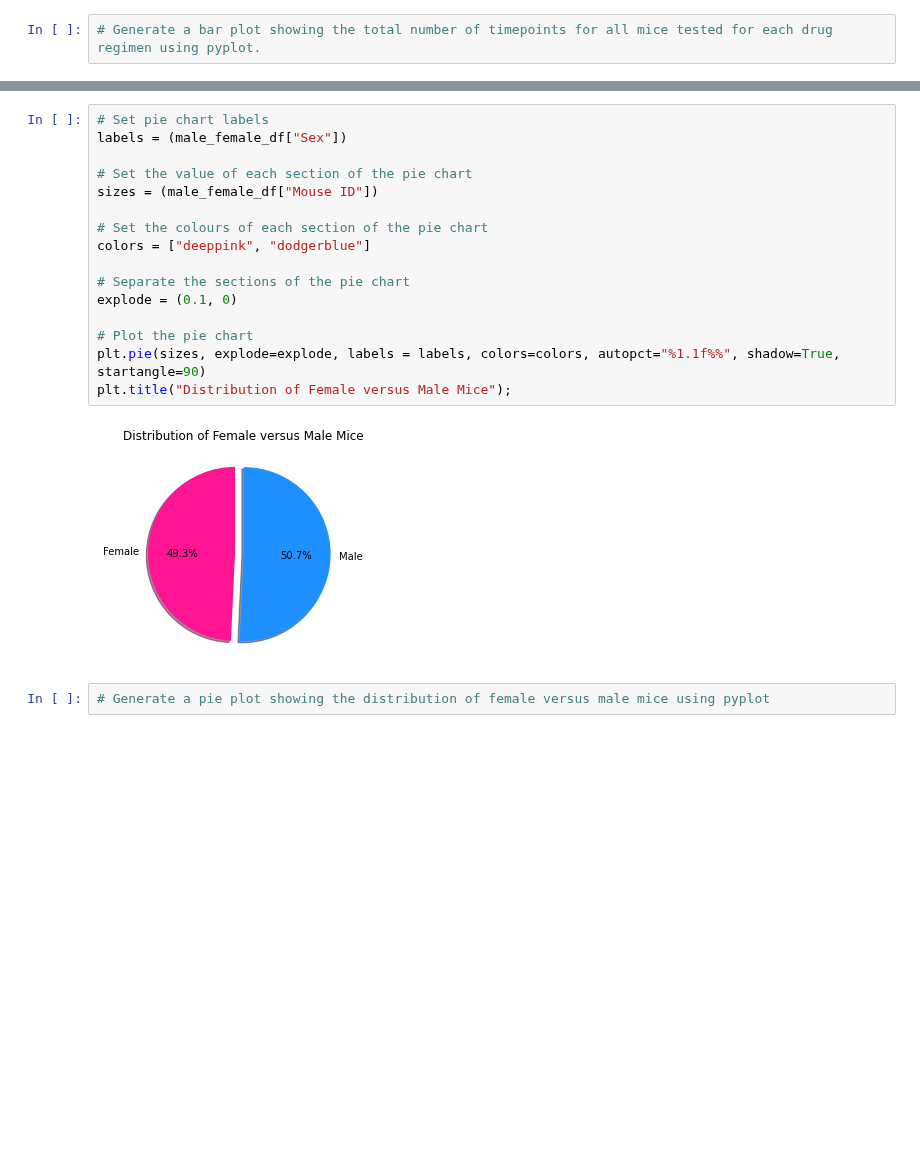
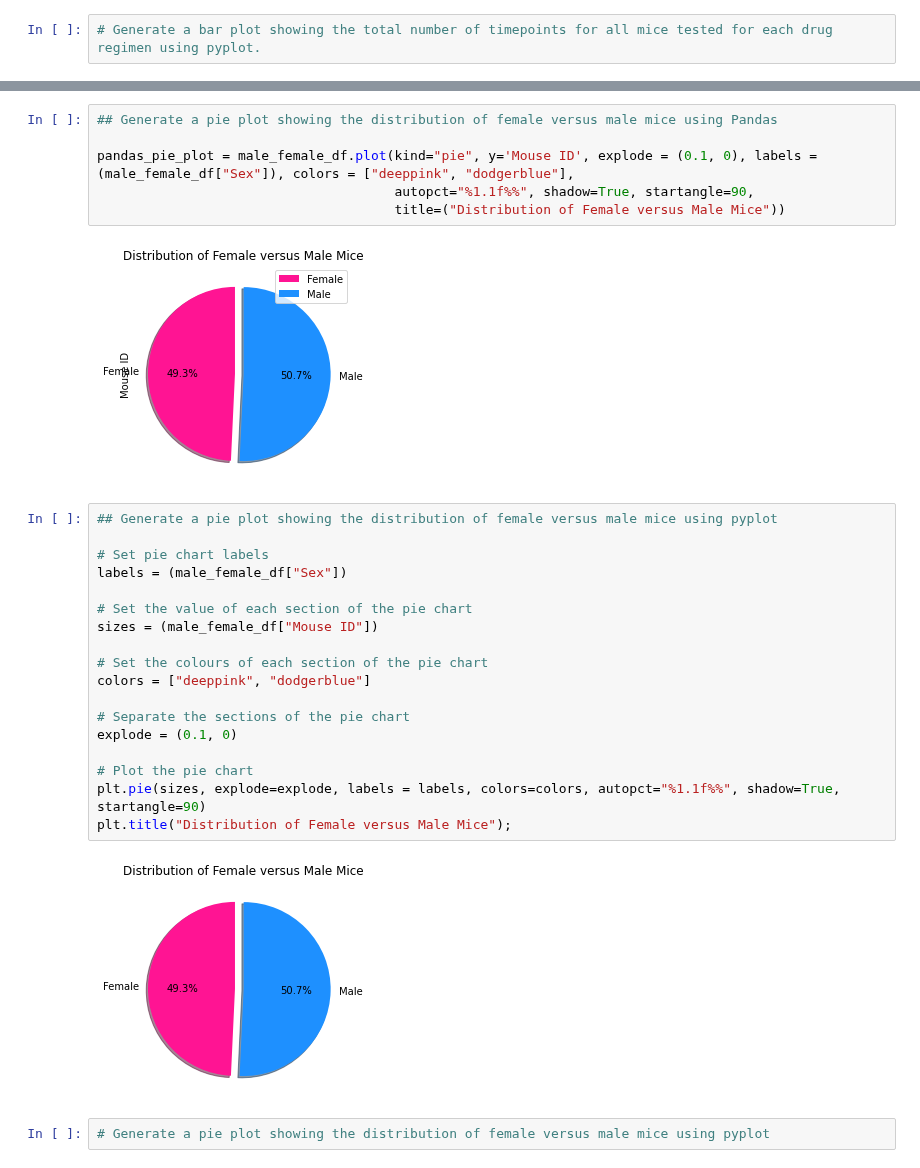
Before and after one commit to NathanJPotter/Matplotlib-challenge-np, a Jupyter notebook: Pymaceuticals/pymaceuticals_starter.ipynb, the cells around one changed output, grey strips where cells are left out. Cells and saved outputs as stored; diff of their text form; blank space fills up the shorter version.

Commit message:
Py pie and Pandas pie charts
The Pychart (pie) is done. The Pandas pie chart is almost there. There are just some key and labelling issues to resolve.

```diff
--- a/Pymaceuticals/pymaceuticals_starter.ipynb
+++ b/Pymaceuticals/pymaceuticals_starter.ipynb
@@ -320,4 +332,14 @@ male_female_df
+# %%
+## Generate a pie plot showing the distribution of female versus male mice using Pandas
+
+pandas_pie_plot = male_female_df.plot(kind="pie", y='Mouse ID', explode = (0.1, 0), labels = (male_female_df["Sex"]), colors = ["deeppink", "dodgerblue"],
+                                      autopct="%1.1f%%", shadow=True, startangle=90,
+                                      title=("Distribution of Female versus Male Mice"))
+# %% [output]
+[figure, added]
 # %%
+## Generate a pie plot showing the distribution of female versus male mice using pyplot
+
 # Set pie chart labels
 labels = (male_female_df["Sex"])
 
```
Also changed, not shown: parts of 2 cells of this notebook.
